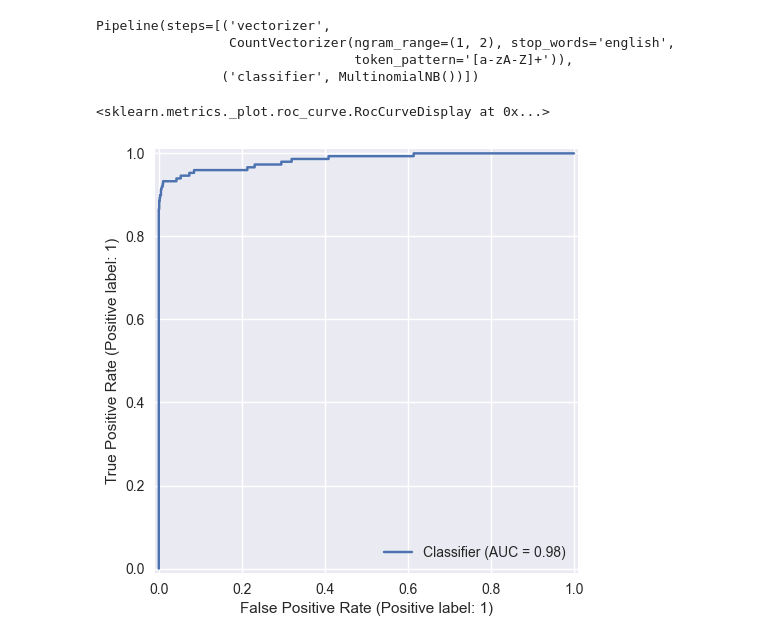
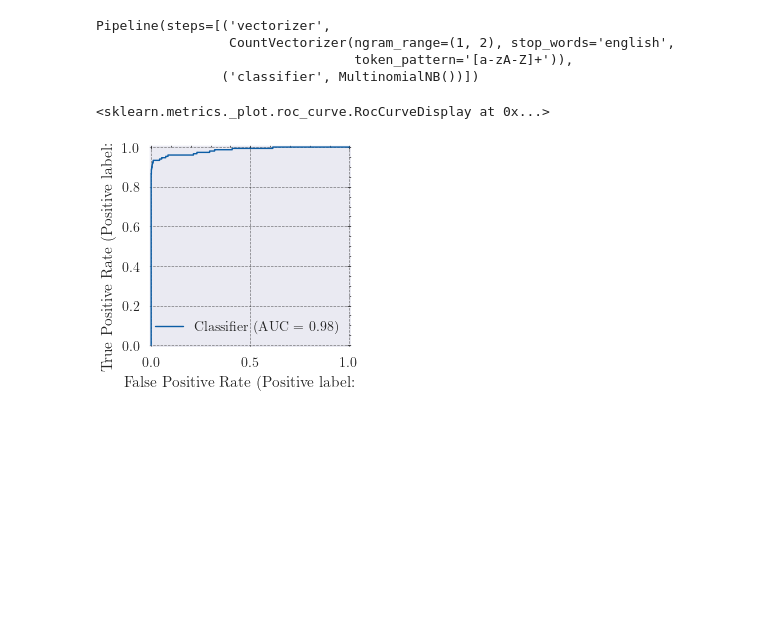
Before and after one commit to EmreArapcicUevak/AID201-Project-Spam-Detection, a Jupyter notebook: Main.ipynb, the cells around one changed output. Cells and saved outputs as stored; diff of their text form; code cells hidden in the pictures; blank space fills up the shorter version.

Commit message:
Start plotting out more details about the dataset. And start saving the DataFrames and Plots so that they can be imported into the upcomong LaTeX presentation

```diff
--- a/Main.ipynb
+++ b/Main.ipynb
@@ -1,9 +1,11 @@
 # %%
 import pandas as pd
 import numpy as np
+import scienceplots
 import seaborn as sns
 import matplotlib.pyplot as plt
-plt.style.use("seaborn-v0_8")
+
+plt.style.use(["science"])
 # %% [markdown]
 ---
 # Load dataset
@@ -36,16 +35,0 @@ spam_data.head()
-# %%
-def combine_text(s : pd.Series):
-  str = s.loc['v2']
-  for i in range(1,4):
-    temp_str = s.loc[f'Mistake_{i}']
-    if temp_str == '':
-      break
-
-    str = f'{str},{temp_str}'
-
-  return str
-
-spam_data['v2'] = spam_data[['v2', 'Mistake_1', 'Mistake_2', 'Mistake_3']].fillna(value="").agg(combine_text, axis=1)
-spam_data.rename(columns={'v1' : 'spam', 'v2' : 'sms'}, inplace=True)
-spam_data.dropna(axis='columns', how='any', inplace=True)
-spam_data['spam'] = spam_data['spam'].map({'ham': False, 'spam': True})
@@ -73,0 +82,15 @@ plt.pie(x=spam_data_count, autopct="%1.1f%%", labels=['Spam' if s else 'Ham' for
+# %%
+def combine_text(s : pd.Series):
+  str = s.loc['sms']
+  for i in range(1,4):
+    temp_str = s.loc[f'Mistake_{i}']
+    if temp_str == '':
+      break
+
+    str = f'{str},{temp_str}'
+
+  return str
+
+spam_data['sms'] = spam_data[['sms', 'Mistake_1', 'Mistake_2', 'Mistake_3']].fillna(value="").agg(combine_text, axis=1)
+spam_data.dropna(axis='columns', how='any', inplace=True)
+spam_data['spam'] = spam_data['spam'].map({'ham': False, 'spam': True})
@@ -110,8 +164,8 @@ Pipeline(steps=[('vectorizer',
 # %%
 from sklearn.metrics import RocCurveDisplay
 y_true = y_test.map(lambda x : 1 if x else 0)
 y_score = spam_filter.predict_proba(X_test)[:,1]
-RocCurveDisplay.from_predictions(y_true, y_score)
+RocCurveDisplay.from_predictions(y_true, y_score, pos_label=1)
 # %% [output]
 <sklearn.metrics._plot.roc_curve.RocCurveDisplay at 0x...>
-[figure, old version]
+[figure, new version]
```
Also changed, not shown: parts of 16 cells of this notebook.
